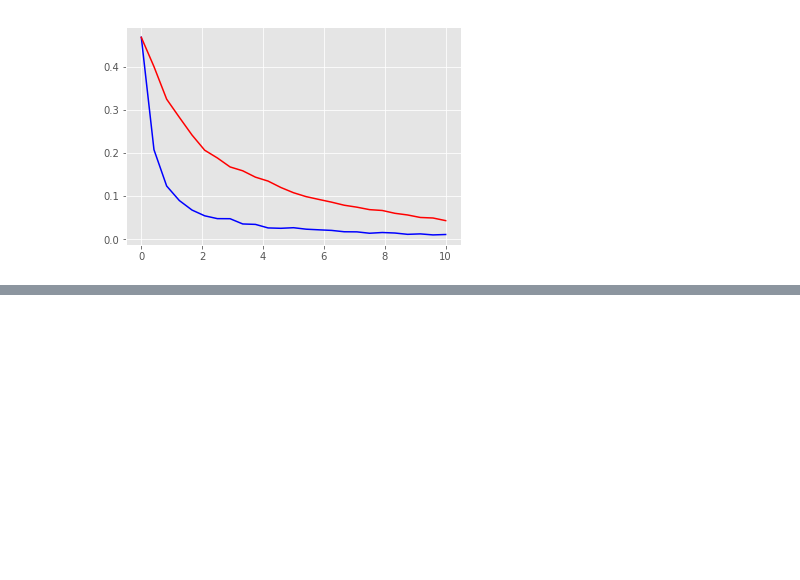
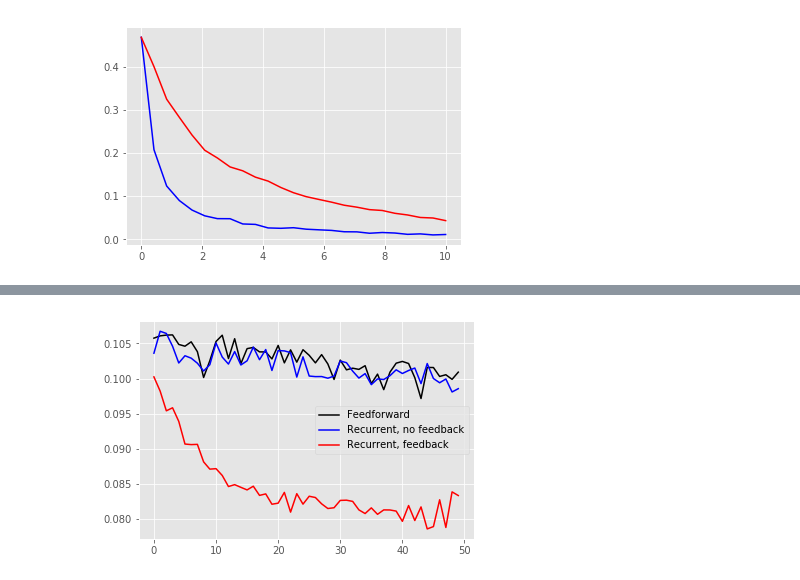
Before and after one commit to serre-lab/synchrony, a Jupyter notebook: notebooks/GraphSynch.ipynb, the cells around one changed output, grey strips where cells are left out. Saved outputs shown, nothing was run; the diff lists cells and outputs as text; code cells hidden in the pictures; blank space fills up the shorter version.

```diff
--- a/notebooks/GraphSynch.ipynb
+++ b/notebooks/GraphSynch.ipynb
@@ -379,7 +380,8 @@ def optimize_connectivity_cgru(num_units, num_out, num_links, omega_name='unifor
                               transform=None,kuramoto_steps=100,
                               burn_in_steps = 75, lr=.01, alpha=.1,coupling_strength = .7,
                               num_hid_units=256, num_hid_layers=1,batch_size=256,optimizer='Adam',
-                              view_inner_opt=-1,view_lr=-1, view_connectivities=-1, feedback=False):
+                              view_inner_opt=-1,view_lr=-1, view_connectivities=-1, GRU_steps=10,
+                              feedback=False, verbose=0):
 
 
     # Initial stuff
@@ -401,6 +403,7 @@ def optimize_connectivity_cgru(num_units, num_out, num_links, omega_name='unifor
 
     triu_ind = torch.triu_indices(row=num_units, col=num_units, offset=1)
     for i in range(iterations):
+        start = time.time()
         omega = omega_dist.sample(sample_shape=torch.Size([batch_size,num_units]))
         opt.zero_grad()
 
@@ -408,9 +411,11 @@ def optimize_connectivity_cgru(num_units, num_out, num_links, omega_name='unifor
         h = cn.init_hidden(batch_size)
 
         if view_connectivities and i == (iterations - 1):
-            flow, connectivities = cn.forward(omega, h, phase, return_connectivities=True)
+            flow, connectivities = cn.forward(omega, h, phase, kuramoto_steps=kuramoto_steps, GRU_steps=GRU_steps,
+                                              coupling_strength=coupling_strength, return_connectivities=True)
         else:
-            flow = cn.forward(omega, h, phase)
+            flow = cn.forward(omega, h, phase, kuramoto_steps=kuramoto_steps, GRU_steps=GRU_steps,
+                              coupling_strength=coupling_strength)
 
         flow = torch.stack(flow).transpose(1,0)
         truncated_flow = flow[:,burn_in_steps:,:]
@@ -418,6 +423,9 @@ def optimize_connectivity_cgru(num_units, num_out, num_links, omega_name='unifor
         cvh.append(cv.detach().cpu().numpy())
         cv.backward()
         opt.step()
+        stop = time.time()
+        if verbose:
+            print('Iteration {}. Loss: {}. Time/batch: {}'.format(i, cv.detach().numpy(), stop-start))
 
         if cv != cv:
             ipdb.set_trace()
@@ -1166,0 +1193,11 @@ HTML(ani.to_html5_video())
+# %%
+ff_cv = cv_star
+# %%
+plt.plot(ff_cv, color='k')
+plt.plot(nof_cv, color='b')
+plt.plot(feedback_cv, color='r')
+plt.legend(('Feedforward', 'Recurrent, no feedback', 'Recurrent, feedback'))
+plt.show()
+plt.close()
+# %% [output]
+[figure, added]
```
Also changed, not shown: parts of 6 cells of this notebook, 1 other file.
